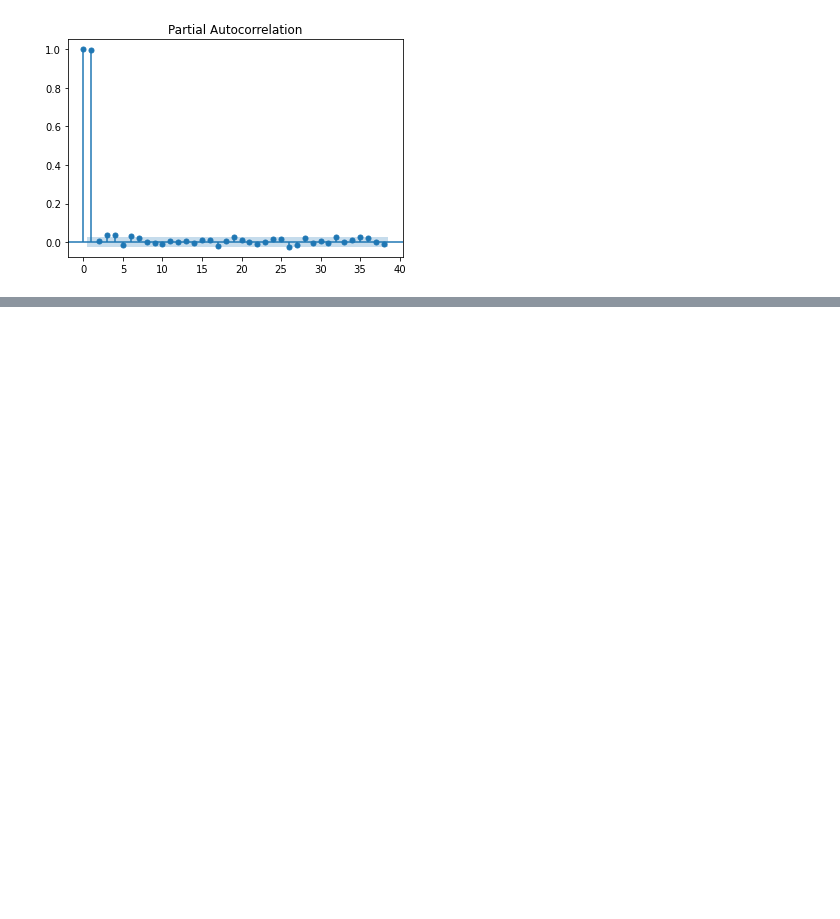
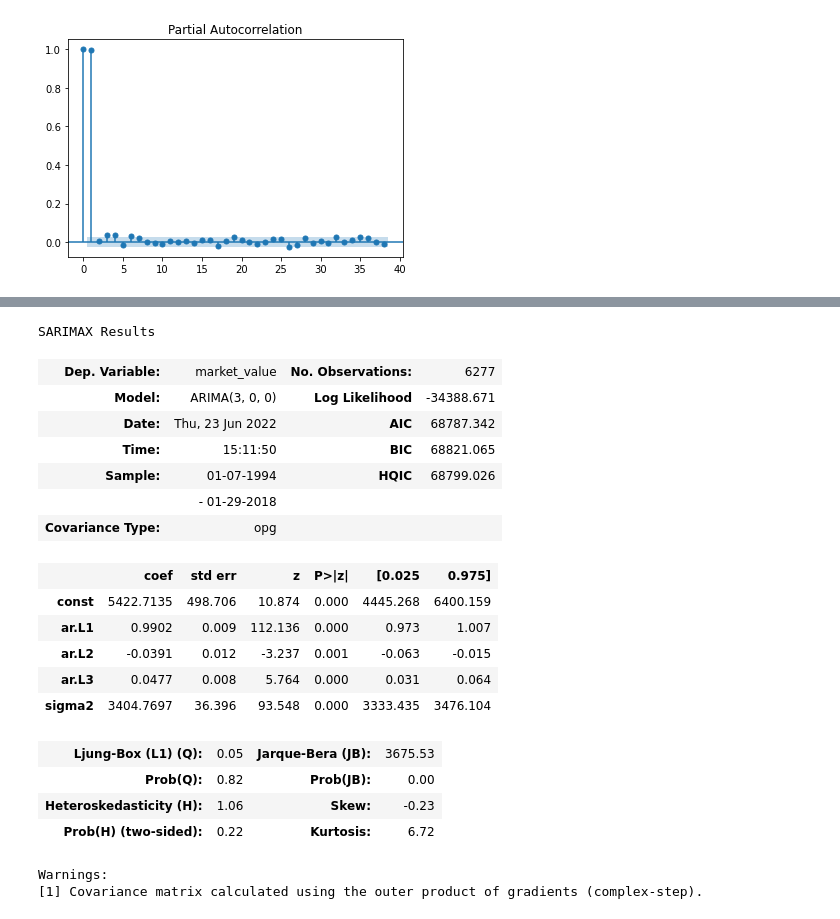
Before and after one commit to Menezes-Gus/Time_Series, a Jupyter notebook: Time_Series.ipynb, the cells around one changed output, grey strips where cells are left out. Cells and saved outputs as stored; diff of their text form; code cells hidden in the pictures; blank space fills up the shorter version.

```diff
--- a/Time_Series.ipynb
+++ b/Time_Series.ipynb
@@ -594,0 +619,25 @@ Warnings:
+# %%
+model_ar3 = ARIMA(df['market_value'], order=(3,0,0))
+results_ar3 = model_ar3.fit()
+results_ar3.summary()
+# %% [output]
+SARIMAX Results
+| Dep. Variable: | market_value | No. Observations: | 6277 |
+| Model: | ARIMA(3, 0, 0) | Log Likelihood | -34388.671 |
+| Date: | Thu, 23 Jun 2022 | AIC | 68787.342 |
+| Time: | 15:11:50 | BIC | 68821.065 |
+| Sample: | 01-07-1994 | HQIC | 68799.026 |
+|  | - 01-29-2018 |  |  |
+| Covariance Type: | opg |  |  |
+|  | coef | std err | z | P>|z| | [0.025 | 0.975] |
+| const | 5422.7135 | 498.706 | 10.874 | 0.000 | 4445.268 | 6400.159 |
+| ar.L1 | 0.9902 | 0.009 | 112.136 | 0.000 | 0.973 | 1.007 |
+| ar.L2 | -0.0391 | 0.012 | -3.237 | 0.001 | -0.063 | -0.015 |
+| ar.L3 | 0.0477 | 0.008 | 5.764 | 0.000 | 0.031 | 0.064 |
+| sigma2 | 3404.7697 | 36.396 | 93.548 | 0.000 | 3333.435 | 3476.104 |
+| Ljung-Box (L1) (Q): | 0.05 | Jarque-Bera (JB): | 3675.53 |
+| Prob(Q): | 0.82 | Prob(JB): | 0.00 |
+| Heteroskedasticity (H): | 1.06 | Skew: | -0.23 |
+| Prob(H) (two-sided): | 0.22 | Kurtosis: | 6.72 |
+Warnings:
+[1] Covariance matrix calculated using the outer product of gradients (complex-step).
```
Also changed, not shown: parts of 10 cells of this notebook.
